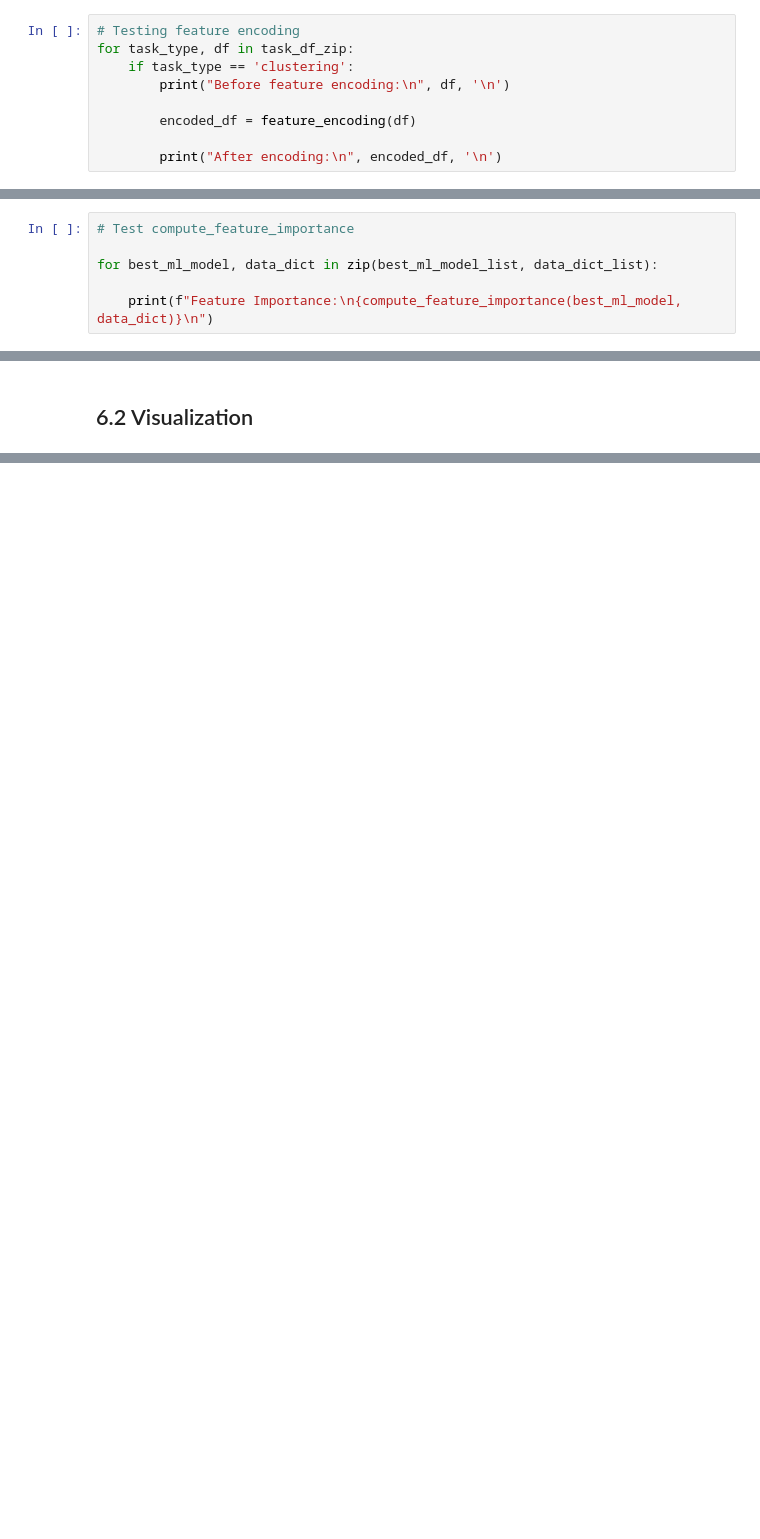
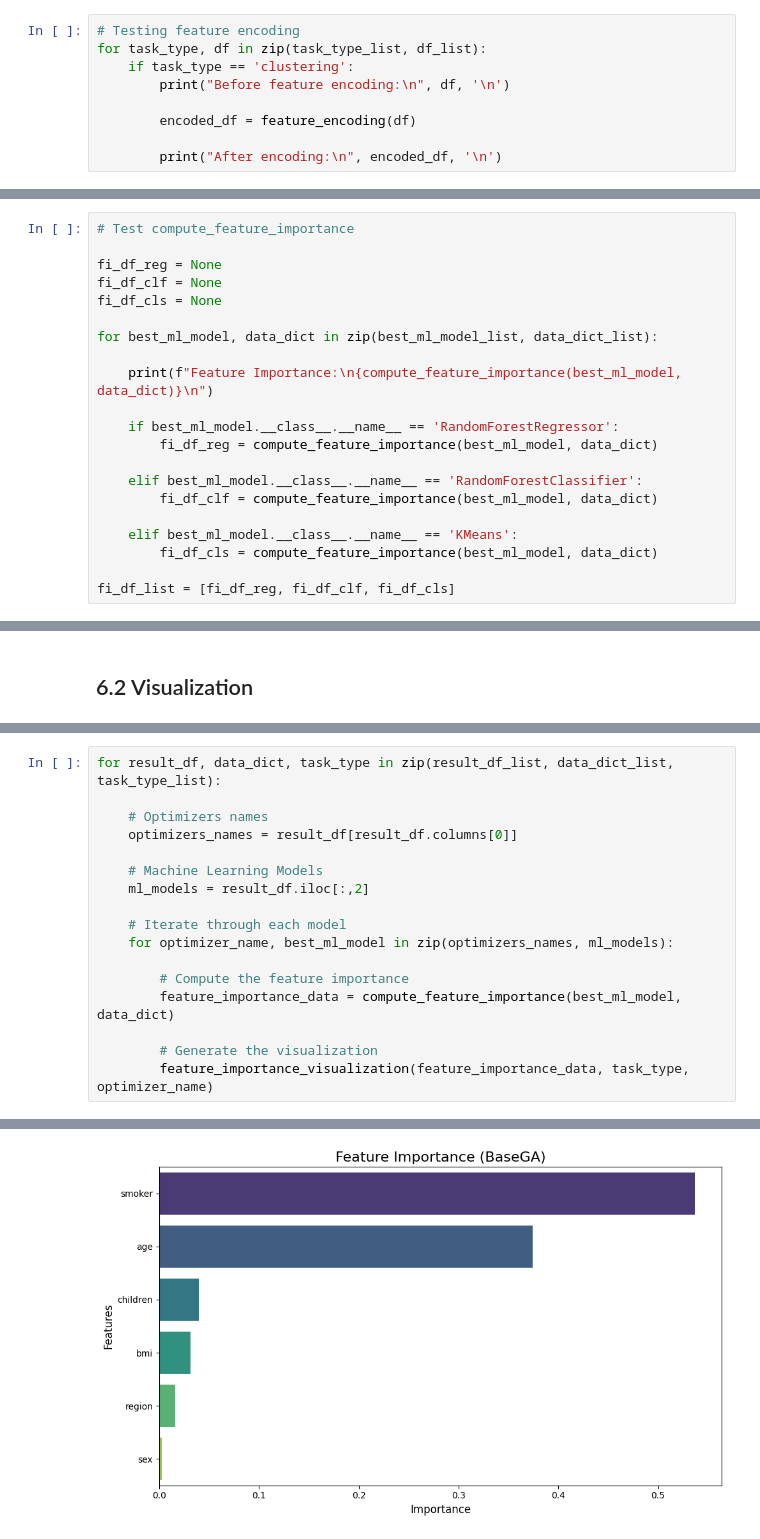
Before and after one commit to Haifansantos/MetaOpt, a Jupyter notebook: notebooks/Fritz_PSO.ipynb, the cells around one changed output, grey strips where cells are left out. Saved outputs shown, nothing was run; the diff lists cells and outputs as text; blank space fills up the shorter version.

```diff
--- a/notebooks/Fritz_PSO.ipynb
+++ b/notebooks/Fritz_PSO.ipynb
@@ -709,7 +723,7 @@ def feature_encoding(data, feature_names=None):
     return data
 # %%
 # Testing feature encoding
-for task_type, df in task_df_zip:
+for task_type, df in zip(task_type_list, df_list):
     if task_type == 'clustering':
         print("Before feature encoding:\n", df, '\n')
 
@@ -1523,10 +1554,25 @@ def compute_feature_importance(best_ml_model, data_dict, label=None):
     return importance_df
 # %%
 # Test compute_feature_importance
+
+fi_df_reg = None
+fi_df_clf = None
+fi_df_cls = None
 
 for best_ml_model, data_dict in zip(best_ml_model_list, data_dict_list):
 
     print(f"Feature Importance:\n{compute_feature_importance(best_ml_model, data_dict)}\n")
+
+    if best_ml_model.__class__.__name__ == 'RandomForestRegressor':
+        fi_df_reg = compute_feature_importance(best_ml_model, data_dict)
+
+    elif best_ml_model.__class__.__name__ == 'RandomForestClassifier':
+        fi_df_clf = compute_feature_importance(best_ml_model, data_dict)
+
+    elif best_ml_model.__class__.__name__ == 'KMeans':
+        fi_df_cls = compute_feature_importance(best_ml_model, data_dict)
+
+fi_df_list = [fi_df_reg, fi_df_clf, fi_df_cls]
 # %% [output]
 Feature Importance:
     Feature  Importance
@@ -1552,0 +1644,18 @@ def feature_importance_visualization(data):
+# %%
+for result_df, data_dict, task_type in zip(result_df_list, data_dict_list, task_type_list):
+
+    # Optimizers names
+    optimizers_names = result_df[result_df.columns[0]]
+
+    # Machine Learning Models
+    ml_models = result_df.iloc[:,2]
+
+    # Iterate through each model
+    for optimizer_name, best_ml_model in zip(optimizers_names, ml_models):
+
+        # Compute the feature importance
+        feature_importance_data = compute_feature_importance(best_ml_model, data_dict)
+
+        # Generate the visualization
+        feature_importance_visualization(feature_importance_data, task_type, optimizer_name)
+# %% [output]
@@ -1552,0 +1665 @@ def feature_importance_visualization(data):
+[figure, added]
```
Also changed, not shown: parts of 33 cells of this notebook.
